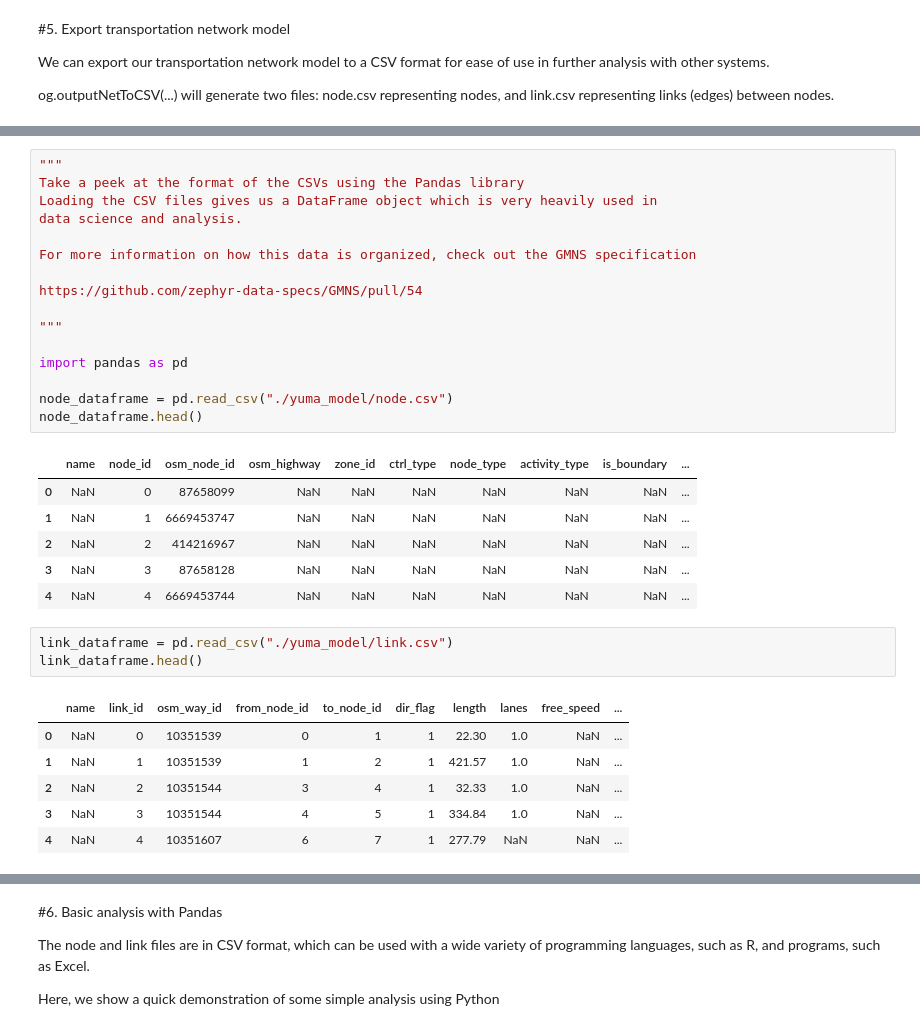
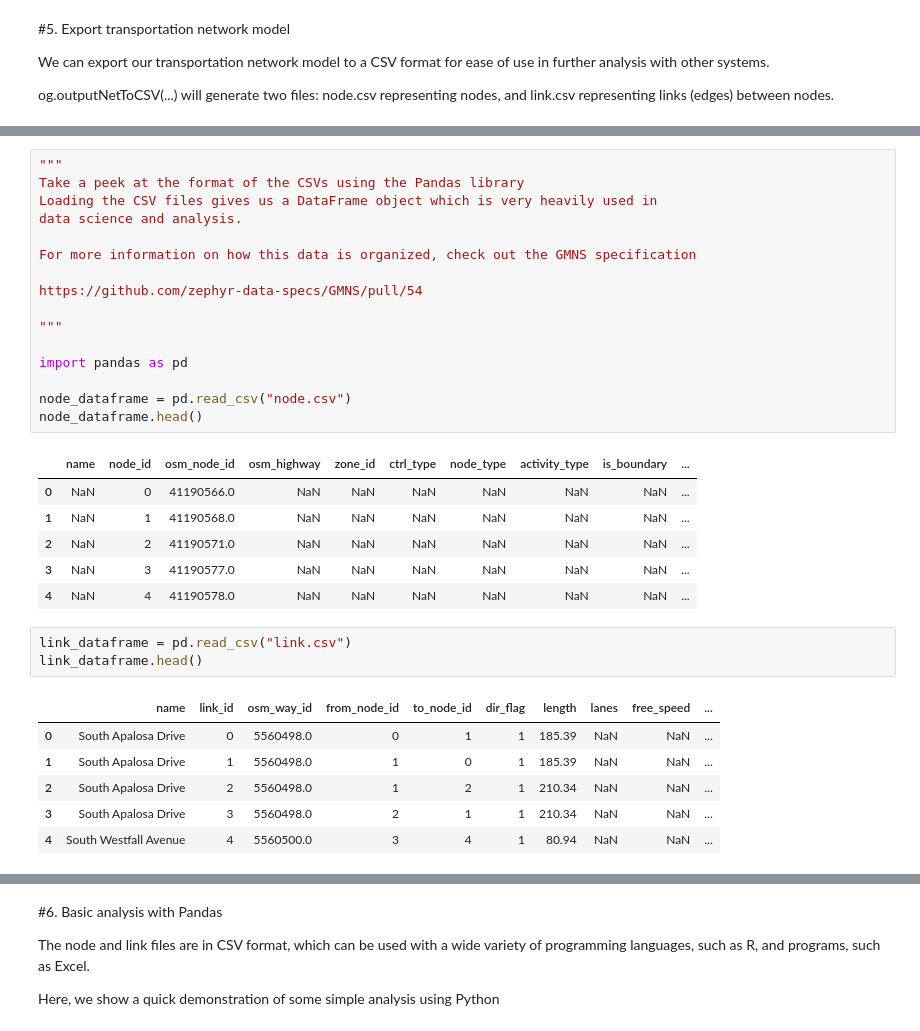
Before and after one commit to jiawlu/OSM2GMNS, a Jupyter notebook: osm2gmns_quickstart.ipynb, the cells around one changed output, grey strips where cells are left out. Drawn from its saved outputs; the diff is of its cells as text.

```diff
--- a/osm2gmns_quickstart.ipynb
+++ b/osm2gmns_quickstart.ipynb
@@ -126,22 +146,22 @@ https://github.com/zephyr-data-specs/GMNS/pull/54
 
 import pandas as pd
 
-node_dataframe = pd.read_csv("./yuma_model/node.csv")
+node_dataframe = pd.read_csv("node.csv")
 node_dataframe.head()
 # %% [output]
 |  | name | node_id | osm_node_id | osm_highway | zone_id | ctrl_type | node_type | activity_type | is_boundary | ... |
-| 0 | NaN | 0 | 87658099 | NaN | NaN | NaN | NaN | NaN | NaN | ... |
-| 1 | NaN | 1 | 6669453747 | NaN | NaN | NaN | NaN | NaN | NaN | ... |
-| 2 | NaN | 2 | 414216967 | NaN | NaN | NaN | NaN | NaN | NaN | ... |
-| 3 | NaN | 3 | 87658128 | NaN | NaN | NaN | NaN | NaN | NaN | ... |
-| 4 | NaN | 4 | 6669453744 | NaN | NaN | NaN | NaN | NaN | NaN | ... |
+| 0 | NaN | 0 | 41190566.0 | NaN | NaN | NaN | NaN | NaN | NaN | ... |
+| 1 | NaN | 1 | 41190568.0 | NaN | NaN | NaN | NaN | NaN | NaN | ... |
+| 2 | NaN | 2 | 41190571.0 | NaN | NaN | NaN | NaN | NaN | NaN | ... |
+| 3 | NaN | 3 | 41190577.0 | NaN | NaN | NaN | NaN | NaN | NaN | ... |
+| 4 | NaN | 4 | 41190578.0 | NaN | NaN | NaN | NaN | NaN | NaN | ... |
 # %%
-link_dataframe = pd.read_csv("./yuma_model/link.csv")
+link_dataframe = pd.read_csv("link.csv")
 link_dataframe.head()
 # %% [output]
 |  | name | link_id | osm_way_id | from_node_id | to_node_id | dir_flag | length | lanes | free_speed | ... |
-| 0 | NaN | 0 | 10351539 | 0 | 1 | 1 | 22.30 | 1.0 | NaN | ... |
-| 1 | NaN | 1 | 10351539 | 1 | 2 | 1 | 421.57 | 1.0 | NaN | ... |
-| 2 | NaN | 2 | 10351544 | 3 | 4 | 1 | 32.33 | 1.0 | NaN | ... |
-| 3 | NaN | 3 | 10351544 | 4 | 5 | 1 | 334.84 | 1.0 | NaN | ... |
-| 4 | NaN | 4 | 10351607 | 6 | 7 | 1 | 277.79 | NaN | NaN | ... |
+| 0 | South Apalosa Drive | 0 | 5560498.0 | 0 | 1 | 1 | 185.39 | NaN | NaN | ... |
+| 1 | South Apalosa Drive | 1 | 5560498.0 | 1 | 0 | 1 | 185.39 | NaN | NaN | ... |
+| 2 | South Apalosa Drive | 2 | 5560498.0 | 1 | 2 | 1 | 210.34 | NaN | NaN | ... |
+| 3 | South Apalosa Drive | 3 | 5560498.0 | 2 | 1 | 1 | 210.34 | NaN | NaN | ... |
+| 4 | South Westfall Avenue | 4 | 5560500.0 | 3 | 4 | 1 | 80.94 | NaN | NaN | ... |
```
Also changed, not shown: parts of 15 cells of this notebook.
